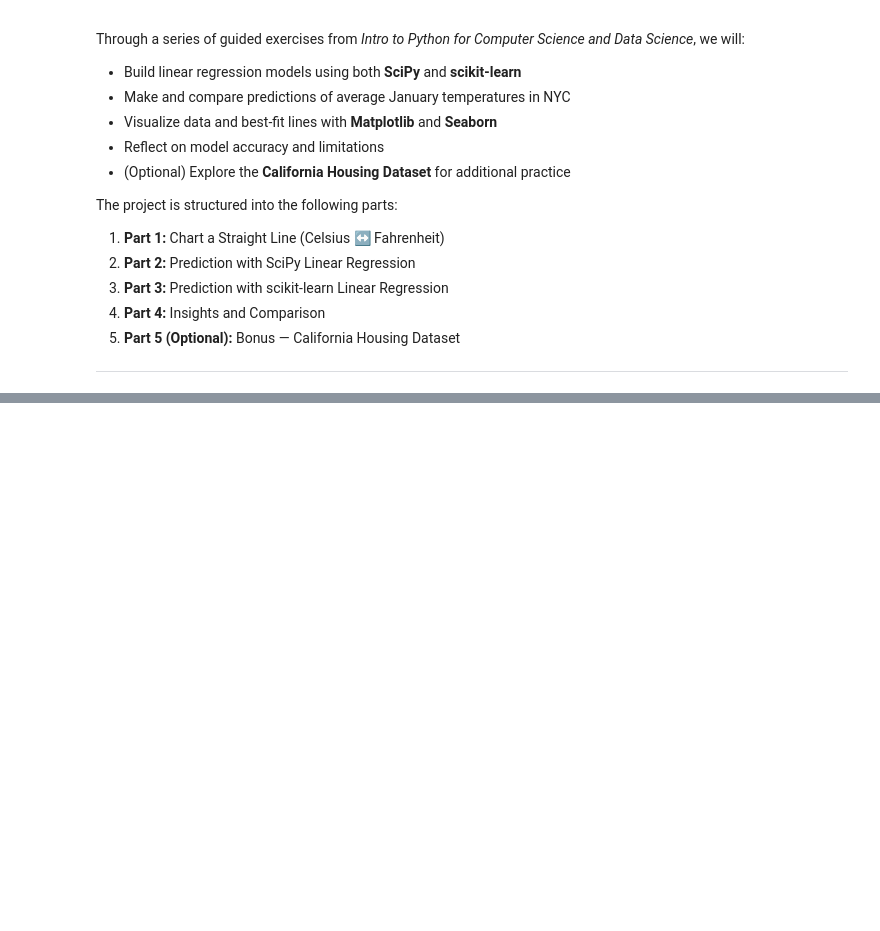
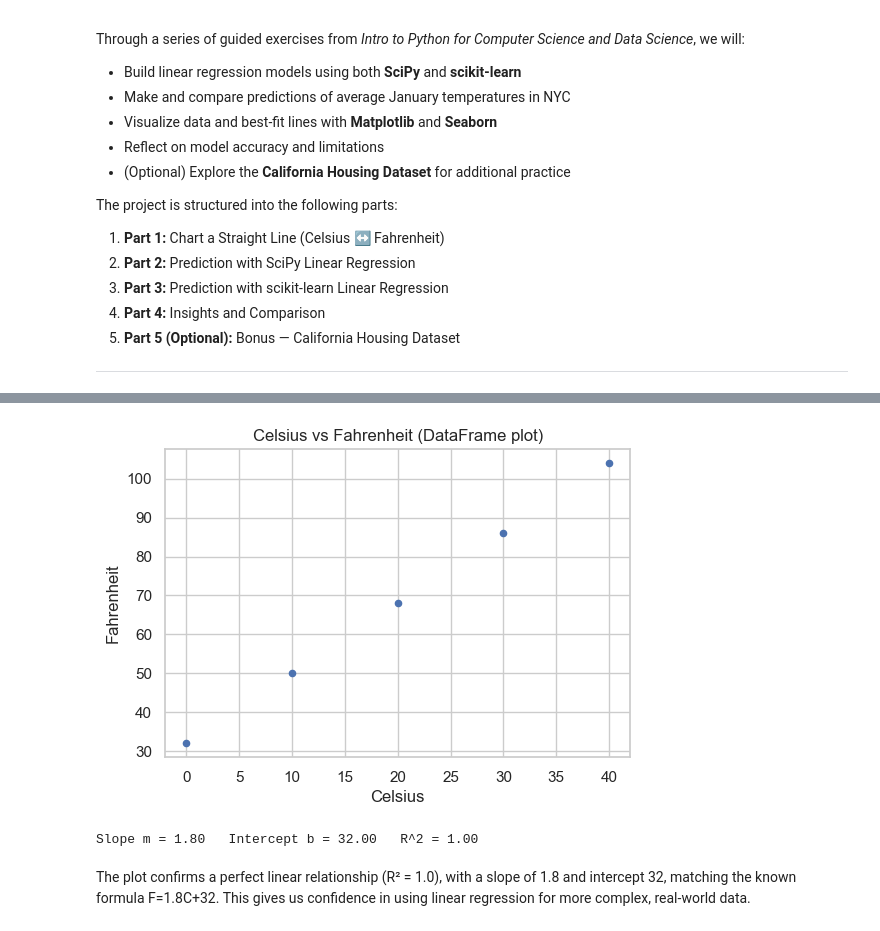
Before and after one commit to staceyolson23-blip/datafun-07-ml, a Jupyter notebook: notebooks/stacey_ml.ipynb, the cells around one changed output, grey strips where cells are left out. Saved outputs shown, nothing was run; the diff lists cells and outputs as text; code cells hidden in the pictures; blank space fills up the shorter version.

```diff
--- a/notebooks/stacey_ml.ipynb
+++ b/notebooks/stacey_ml.ipynb
@@ -28,4 +36,14 @@ The project is structured into the following parts:
 # %%
-import numpy as np, pandas as pd, matplotlib.pyplot as plt, seaborn as sns
-import scipy
-print("OK!")
+# Standard imports
+import numpy as np
+import pandas as pd
+import matplotlib.pyplot as plt
+import seaborn as sns
+
+# Stats and ML tools
+from scipy import stats
+from sklearn.model_selection import train_test_split
+from sklearn.linear_model import LinearRegression
+
+# Display settings
+sns.set(style="whitegrid", palette="muted")
@@ -33,0 +60,27 @@ OK!
+# %%
+import pandas as pd
+import numpy as np
+import matplotlib.pyplot as plt
+import seaborn as sns
+from scipy import stats
+
+sns.set(style="whitegrid")
+
+# Make a DataFrame and plot with pandas
+cf_df = pd.DataFrame({
+    "Celsius": [0, 10, 20, 30, 40],
+    "Fahrenheit": [32, 50, 68, 86, 104]
+})
+
+ax = cf_df.plot(kind="scatter", x="Celsius", y="Fahrenheit", figsize=(6,4), title="Celsius vs Fahrenheit (DataFrame plot)")
+plt.show()
+
+# Verify slope/intercept (should be ~1.8 and 32)
+slope, intercept, r, p, std_err = stats.linregress(cf_df["Celsius"], cf_df["Fahrenheit"])
+print(f"Slope m = {slope:.2f}   Intercept b = {intercept:.2f}   R^2 = {r**2:.2f}")
+# %% [output]
+[figure, added]
+Slope m = 1.80   Intercept b = 32.00   R^2 = 1.00
+# %% [markdown]
+The plot confirms a perfect linear relationship (R² = 1.0), with a slope of 1.8 and intercept 32, matching the known formula F=1.8C+32.
+This gives us confidence in using linear regression for more complex, real-world data.
```
Also changed, not shown: parts of 43 cells of this notebook.
